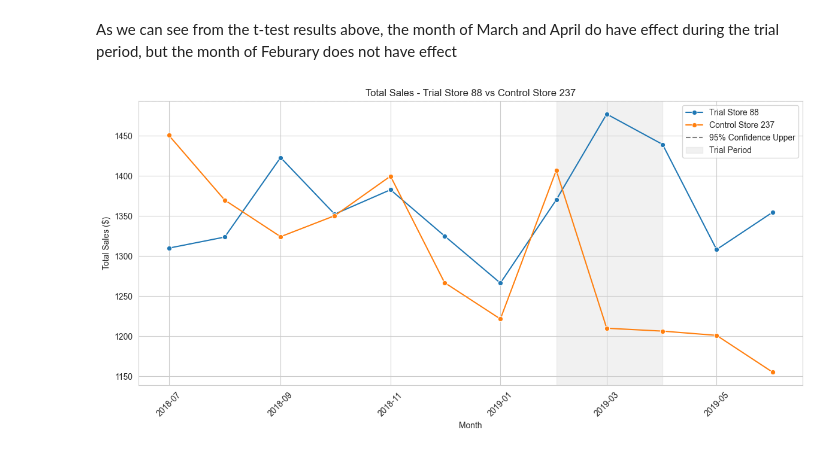
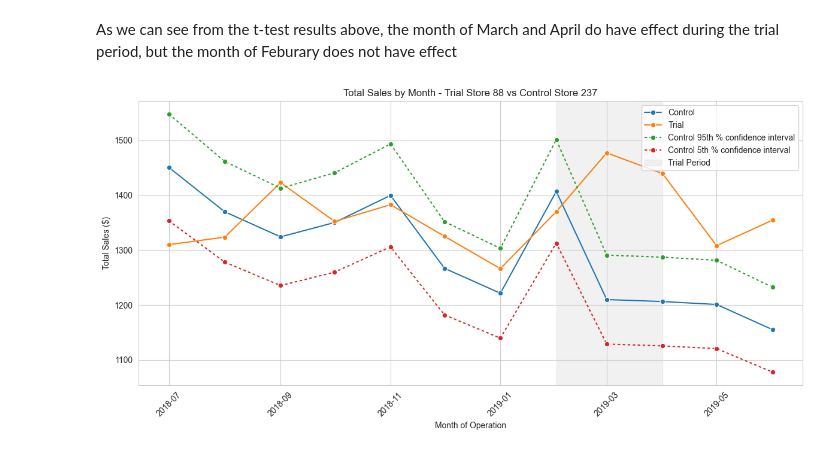
Before and after one commit to JunlongLi-0607/Data-analytic-projects, a Jupyter notebook: Task 2.ipynb, the cells around one changed output. Cells and saved outputs as stored; diff of their text form; code cells hidden in the pictures.

```diff
--- a/Task 2.ipynb
+++ b/Task 2.ipynb
@@ -1303,43 +1439,90 @@ T-Test Results:
 # %% [markdown]
 As we can see from the t-test results above, the month of March and April do have effect during the trial period, but the month of Feburary does not have effect
 # %%
+# 1. 计算 scaling factor（对齐 pre-trial 销售额）
+pre_trial_data = measure_data[measure_data['month_id'].isin(pre_trial_months)]
+trial_total = pre_trial_data[pre_trial_data['STORE_NBR'] == trial_store_3]['total_sales'].sum()
+control_total = pre_trial_data[pre_trial_data['STORE_NBR'] == control_store_3]['total_sales'].sum()
+scaling_factor = trial_total / control_total
+
+# 2. 构造 scaled_sales 和 Store_type
+measure_data = measure_data[measure_data['STORE_NBR'].isin([trial_store_3, control_store_3])].copy()
 measure_data['Store_type'] = measure_data['STORE_NBR'].apply(
-    lambda x: f'Trial Store {trial_store_3}' if x == trial_store_3 else f'Control Store {control_store_3}'
+    lambda x: 'Trial' if x == trial_store_3 else 'Control'
 )
-
 measure_data['scaled_sales'] = measure_data.apply(
     lambda row: row['total_sales'] * scaling_factor if row['STORE_NBR'] == control_store_3 else row['total_sales'],
     axis=1
 )
 
-plot_df = measure_data[['month_id', 'Store_type', 'scaled_sales']].copy()
-plot_df.rename(columns={'scaled_sales': 'total_sales'}, inplace=True)
-plot_df['month_id'] = pd.to_datetime(plot_df['month_id'])
+# 3. 每月聚合取平均值（模拟 mean(totSales) by YEARMONTH, Store_type）
+grouped_sales = (
+    measure_data.groupby(['month_id', 'Store_type'])['scaled_sales']
+    .mean()
+    .reset_index()
+    .rename(columns={'scaled_sales': 'totSales'})
+)
+grouped_sales['TransactionMonth'] = pd.to_datetime(grouped_sales['month_id'], format='%Y-%m')
 
-pre_control_sales = measure_data[
-    (measure_data['STORE_NBR'] == control_store_3) & (measure_data['month_id'].isin(pre_trial_months))
-]['scaled_sales']
-mean_sales = pre_control_sales.mean()
-std_sales = pre_control_sales.std()
-upper_bound = mean_sales + 1.96 * std_sales
-lower_bound = mean_sales - 1.96 * std_sales
+# 4. 计算 pre-trial 百分比差并获取 stdDev
+merged_pct = pd.merge(
+    grouped_sales[grouped_sales['Store_type'] == 'Control'][['month_id', 'totSales']],
+    grouped_sales[grouped_sales['Store_type'] == 'Trial'][['month_id', 'totSales']],
+    on='month_id',
+    suffixes=('_control', '_trial')
+)
+merged_pct = merged_pct[merged_pct['month_id'].isin(pre_trial_months)]
+merged_pct['percentageDiff'] = np.abs(merged_pct['totSales_control'] - merged_pct['totSales_trial']) / merged_pct['totSales_control']
+std_dev = merged_pct['percentageDiff'].std()
+degrees_freedom = len(pre_trial_months) - 1
 
+# 5. 构造置信区间线数据
+control_data = grouped_sales[grouped_sales['Store_type'] == 'Control'].copy()
+control_95_hi = control_data.copy()
+control_95_hi['totSales'] = control_95_hi['totSales'] * (1 + 2 * std_dev)
+control_95_hi['Store_type'] = 'Control 95th % confidence interval'
+
+control_95_lo = control_data.copy()
+control_95_lo['totSales'] = control_95_lo['totSales'] * (1 - 2 * std_dev)
+control_95_lo['Store_type'] = 'Control 5th % confidence interval'
+
+# 6. 合并数据用于绘图
+plot_df = pd.concat([grouped_sales, control_95_hi, control_95_lo], ignore_index=True)
+
+# 7. 绘图
 plt.figure(figsize=(12, 6))
-sns.lineplot(data=plot_df, x='month_id', y='total_sales', hue='Store_type', marker='o')
 
-plt.axhline(upper_bound, color='gray', linestyle='--', label='95% Confidence Upper')
-#plt.axhline(lower_bound, color='gray', linestyle='--', label='95% Confidence Lower')
+# 设置线型：Trial 和 Control 为实线，置信区间为虚线
+dashes_map = {
+    'Trial': '',  # 实线
+    'Control': '',  # 实线
+    'Control 95th % confidence interval': (2, 2),  # 虚线
+    'Control 5th % confidence interval': (2, 2)    # 虚线
+}
 
-plt.axvspan(pd.to_datetime('2019-02'), pd.to_datetime('2019-04'), color='lightgray', alpha=0.3, label='Trial Period')
+sns.lineplot(
+    data=plot_df,
+    x='TransactionMonth',
+    y='totSales',
+    hue='Store_type',
+    style='Store_type',
+    dashes=dashes_map,
+    marker='o'
+)
 
-plt.title(f'Total Sales - Trial Store {trial_store_3} vs Control Store {control_store_3}')
-plt.xlabel('Month')
+# 添加灰色试验期背景区域
+plt.axvspan(pd.to_datetime('2019-02-01'), pd.to_datetime('2019-04-01'),
+            color='lightgray', alpha=0.3, label='Trial Period')
+
+# 格式设置
+plt.title(f'Total Sales by Month - Trial Store {trial_store_3} vs Control Store {control_store_3}')
+plt.xlabel('Month of Operation')
 plt.ylabel('Total Sales ($)')
 plt.xticks(rotation=45)
+plt.grid(True)
 plt.legend(loc='upper right')
-plt.grid(True)
 plt.tight_layout()
 plt.show()
 # %% [output]
-[figure, old version]
+[figure, new version]
 # %%
```
Also changed, not shown: parts of 12 cells of this notebook.
